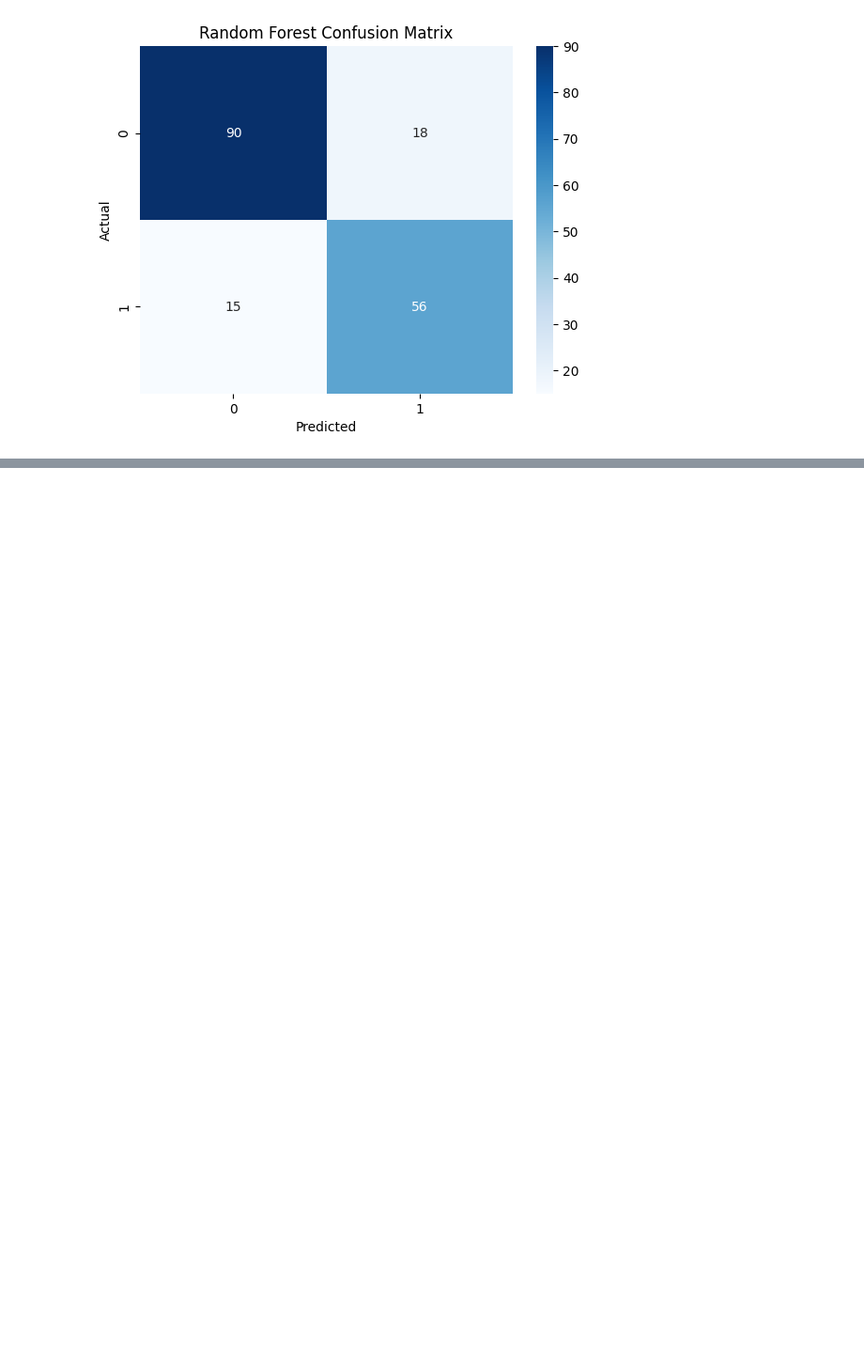
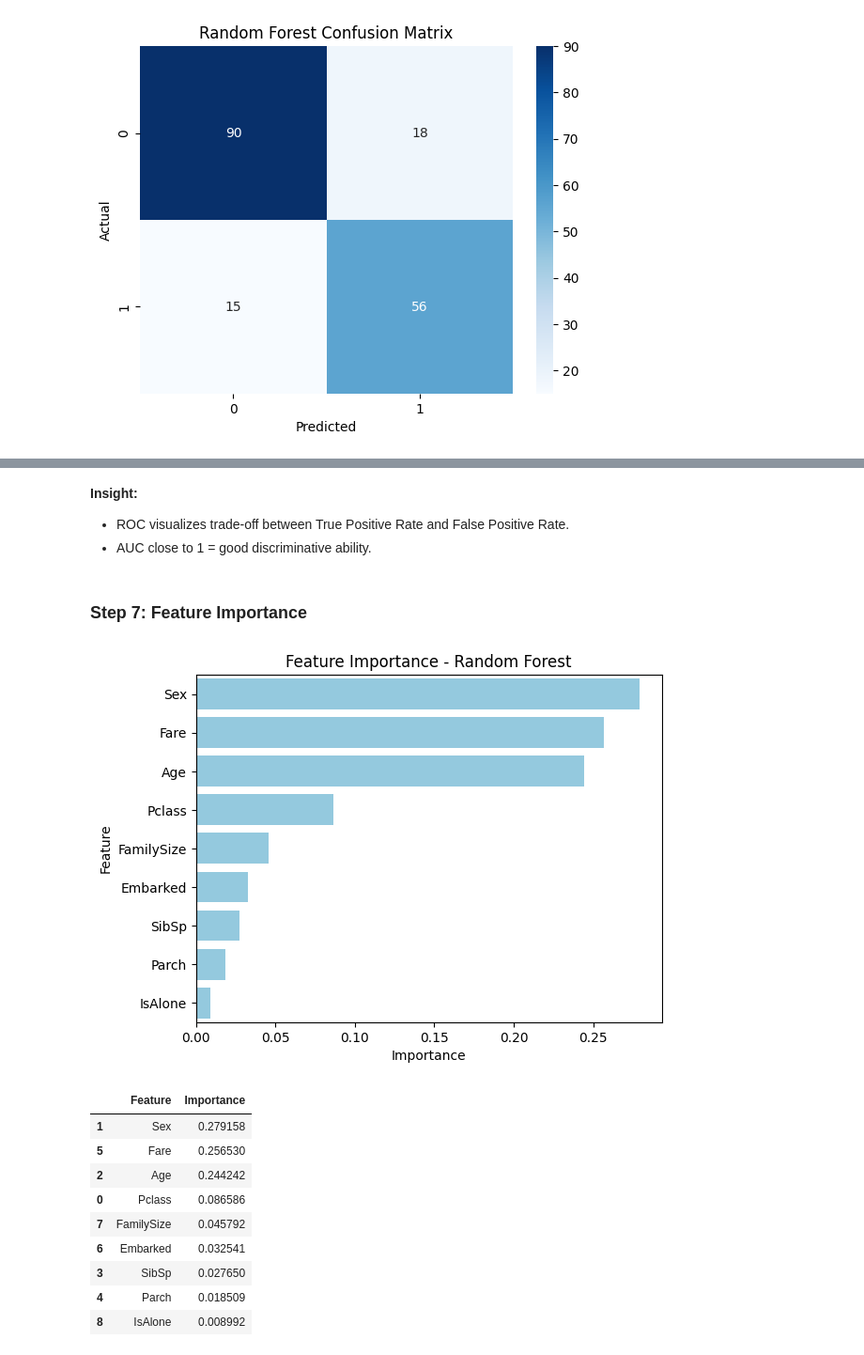
Before and after one commit to thiruselvan-mle/Titanic-Survival-Prediction, a Jupyter notebook: Notebook/05_Model-Training-And-Evaluation.ipynb, the cells around one changed output, grey strips where cells are left out. Shown: that part at 94% size. Cells and saved outputs as stored; diff of their text form; code cells hidden in the pictures; blank space fills up the shorter version.

```diff
--- a/Notebook/05_Model-Training-And-Evaluation.ipynb
+++ b/Notebook/05_Model-Training-And-Evaluation.ipynb
@@ -73,0 +111,30 @@ plt.show()
+# %% [markdown]
+**Insight:**
+
+- ROC visualizes trade-off between True Positive Rate and False Positive Rate.
+- AUC close to 1 = good discriminative ability.
+# %% [markdown]
+### Step 7: Feature Importance
+# %%
+feat_importances = pd.DataFrame({
+    "Feature": X.columns,
+    "Importance": model.feature_importances_
+}).sort_values(by="Importance", ascending=False)
+
+sns.barplot(x="Importance", y="Feature", data=feat_importances,color='skyblue')
+plt.title("Feature Importance - Random Forest")
+plt.show()
+
+display(feat_importances)
+# %% [output]
+[figure, added]
+|  | Feature | Importance |
+| 1 | Sex | 0.279158 |
+| 5 | Fare | 0.256530 |
+| 2 | Age | 0.244242 |
+| 0 | Pclass | 0.086586 |
+| 7 | FamilySize | 0.045792 |
+| 6 | Embarked | 0.032541 |
+| 3 | SibSp | 0.027650 |
+| 4 | Parch | 0.018509 |
+| 8 | IsAlone | 0.008992 |
```
Also changed, not shown: parts of 14 cells of this notebook, 1 other file.
